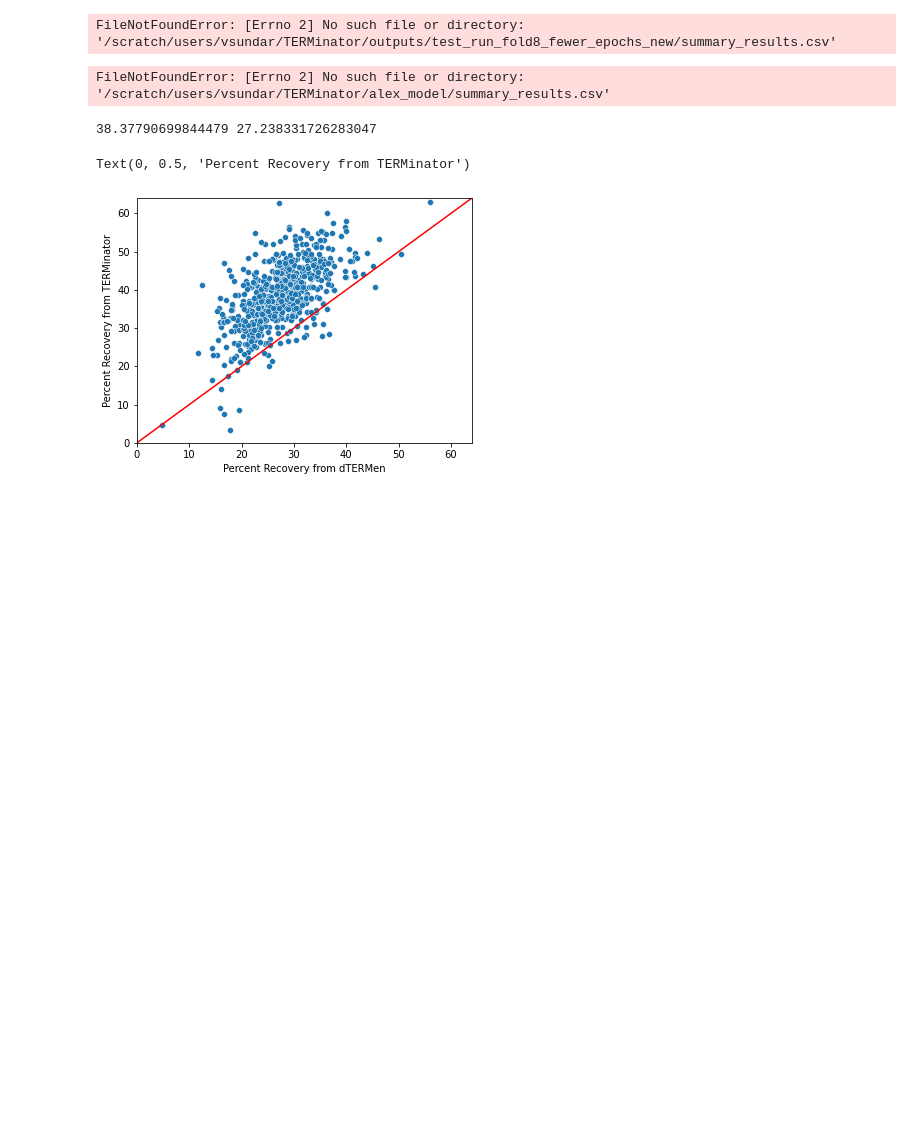
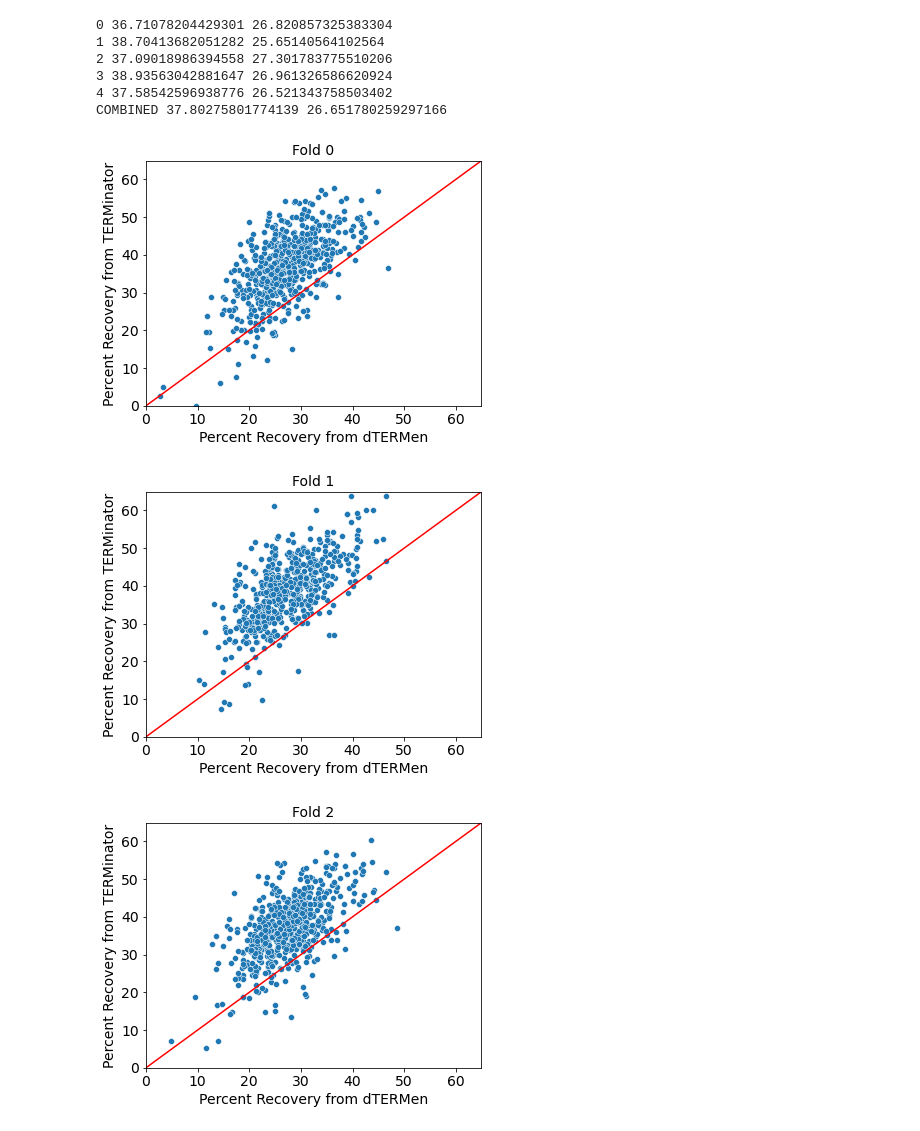
Before and after one commit to alexjli/terminator_public, a Jupyter notebook: analysis/test_run_analysis.ipynb, the cells around one changed output. Drawn from its saved outputs; the diff is of its cells as text; code cells hidden in the pictures; blank space fills up the shorter version.

```diff
--- a/analysis/test_run_analysis.ipynb
+++ b/analysis/test_run_analysis.ipynb
@@ -38,15 +43,18 @@ dfs_fold[dfs_fold['test_fold'] == 0]
 # %%
-dfs_fold_new = []
-for foldnum in [8]:
-    df_fold = pd.read_csv(f'/scratch/users/vsundar/TERMinator/outputs/test_run_fold{foldnum}_fewer_epochs_new/summary_results.csv')
-    df_fold['test_fold'] = foldnum
-    dfs_fold_new += [df_fold]
-dfs_fold_new = pd.concat(dfs_fold_new)
+dfs_fold_noreg = []
+for foldnum in [0, 2, 4, 6, 8]:
+    df_fold = pd.read_csv(f'/scratch/users/vsundar/TERMinator/outputs/test_run_fold{foldnum}_pyold_noreg/summary_results.csv')
+    df_fold['test_fold'] = foldnum/2
+    dfs_fold_noreg += [df_fold]
+dfs_fold_noreg = pd.concat(dfs_fold_noreg)
-# %% [output]
-FileNotFoundError: [Errno 2] No such file or directory: '/scratch/users/vsundar/TERMinator/outputs/test_run_fold8_fewer_epochs_new/summary_results.csv'
 # %%
-for foldnum in [8]:
-    print(foldnum, dfs_fold_new[dfs_fold_new['test_fold'] == foldnum].recovery.mean(), dfs_fold_new[dfs_fold_new['test_fold'] == foldnum].dtermen_recovery.mean())
+for foldnum in np.arange(5):
+    print(foldnum, dfs_fold_noreg[dfs_fold_noreg['test_fold'] == foldnum].recovery.mean(), dfs_fold_noreg[dfs_fold_noreg['test_fold'] == foldnum].dtermen_recovery.mean())
+print('COMBINED', dfs_fold_noreg.recovery.mean(), dfs_fold_noreg.dtermen_recovery.mean())
+# %% [output]
+0 36.71078204429301 26.820857325383304
+1 38.70413682051282 25.65140564102564
+2 37.09018986394558 27.301783775510206
+3 38.93563042881647 26.961326586620924
+4 37.58542596938776 26.521343758503402
+COMBINED 37.80275801774139 26.651780259297166
-# %%
-with open('/scratch/users/alexjli/TERMinator/etabs_7000_cpl_term1_tanh/training_curves.pk', 'rb') as f:
-    save = pickle.load(f)
@@ -55,3 +60,0 @@ save
-# %%
-with open('/scratch/users/vsundar/TERMinator/outputs/test_run_fold0_reg_par_fixed/training_curves.pk', 'rb') as f:
-    save = pickle.load(f)
@@ -60,19 +61,14 @@ save
-# %%
-df_alex = pd.read_csv(f'/scratch/users/vsundar/TERMinator/alex_model/summary_results.csv')
-# %% [output]
-FileNotFoundError: [Errno 2] No such file or directory: '/scratch/users/vsundar/TERMinator/alex_model/summary_results.csv'
-# %%
-print(df_alex.recovery.mean(), df_alex.dtermen_recovery.mean())
-# %% [output]
-38.37790699844479 27.238331726283047
 # %%
-fig, ax = plt.subplots(figsize=(6,4.5))
-sns.scatterplot(data = df_alex, x='dtermen_recovery', y='recovery', ax=ax)
-ax.plot(np.arange(0, 100), np.arange(0, 100), c='red', ls='-')
-ax.set_xlim([0, df_alex.recovery.max()+1])
-ax.set_ylim([0, df_alex.recovery.max()+1])
-ax.set_xlabel('Percent Recovery from dTERMen')
-ax.set_ylabel('Percent Recovery from TERMinator')
+for foldnum in np.arange(5):
+    fig, ax = plt.subplots(figsize=(6,4.5))
+    sns.scatterplot(data = dfs_fold_noreg[dfs_fold_noreg['test_fold'] == foldnum], x='dtermen_recovery', y='recovery', ax=ax)
+    ax.plot(np.arange(0, 100), np.arange(0, 100), c='red', ls='-')
+    ax.set_xlim([0, dfs_fold_noreg.recovery.max()+1])
+    ax.set_ylim([0, dfs_fold_noreg.recovery.max()+1])
+    ax.set_xlabel('Percent Recovery from dTERMen')
+    ax.set_ylabel('Percent Recovery from TERMinator')
+    ax.set_title(f'Fold {foldnum}')
 # %% [output]
-Text(0, 0.5, 'Percent Recovery from TERMinator')
-[figure, old version]
+[figure, new version]
+[figure, added]
+[figure, added]
```
Also changed, not shown: parts of 39 cells of this notebook, 1 other file.
